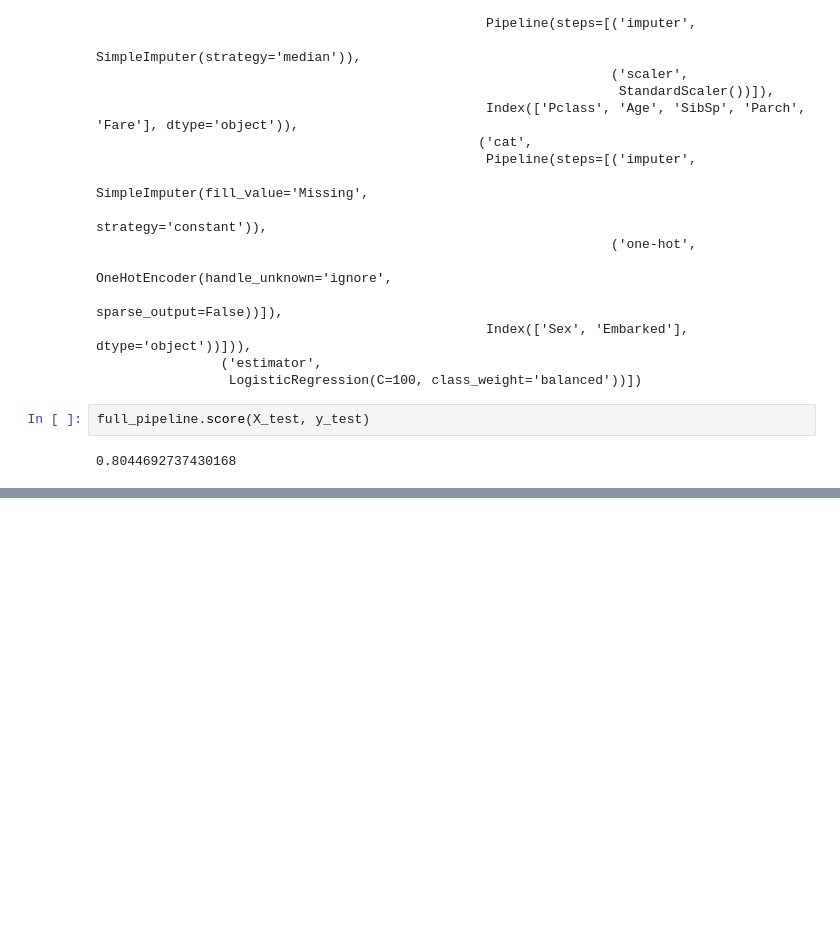
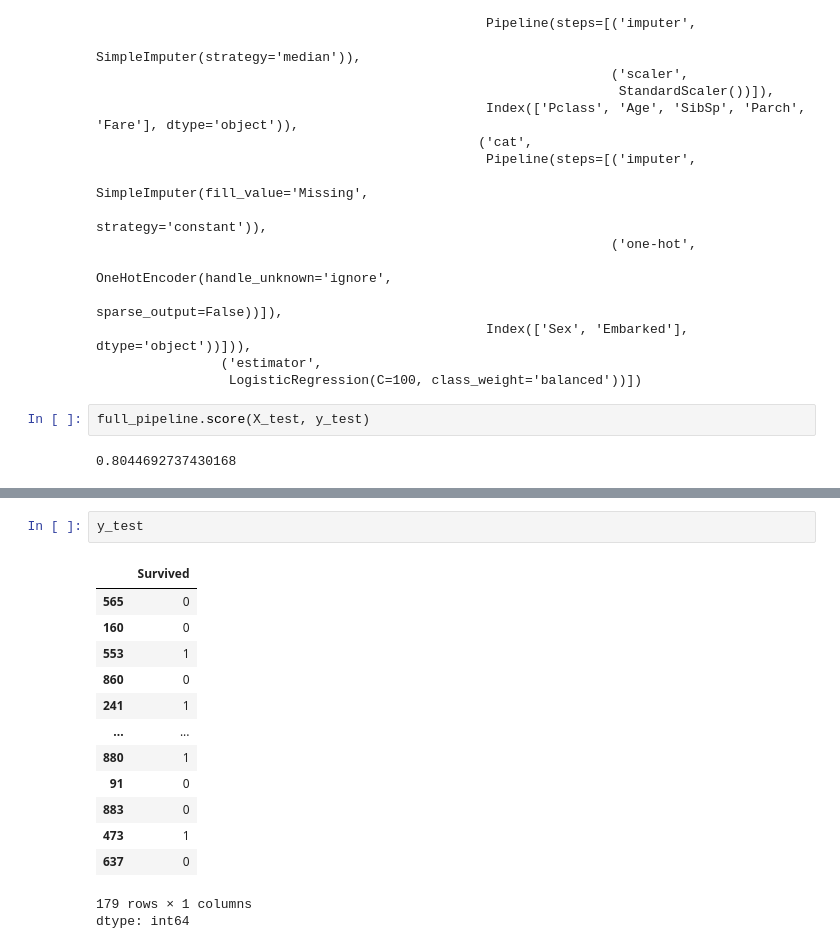
Before and after one commit to qorxmazsh1/DataScienceFullCourse_for_Students-, a Jupyter notebook: Machine Learning Full/titanic_dataset(Logistic_Regression).ipynb, the cells around one changed output, grey strips where cells are left out. Saved outputs shown, nothing was run; the diff lists cells and outputs as text; blank space fills up the shorter version.

```diff
--- a/Machine Learning Full/titanic_dataset(03_06_2026).ipynb
+++ b/Machine Learning Full/titanic_dataset(Logistic_Regression).ipynb
@@ -220,0 +229,17 @@ full_pipeline.score(X_test, y_test)
+# %%
+y_test
+# %% [output]
+|  | Survived |
+| 565 | 0 |
+| 160 | 0 |
+| 553 | 1 |
+| 860 | 0 |
+| 241 | 1 |
+| ... | ... |
+| 880 | 1 |
+| 91 | 0 |
+| 883 | 0 |
+| 473 | 1 |
+| 637 | 0 |
+179 rows × 1 columns
+dtype: int64
```
Also changed, not shown: parts of 17 cells of this notebook.
